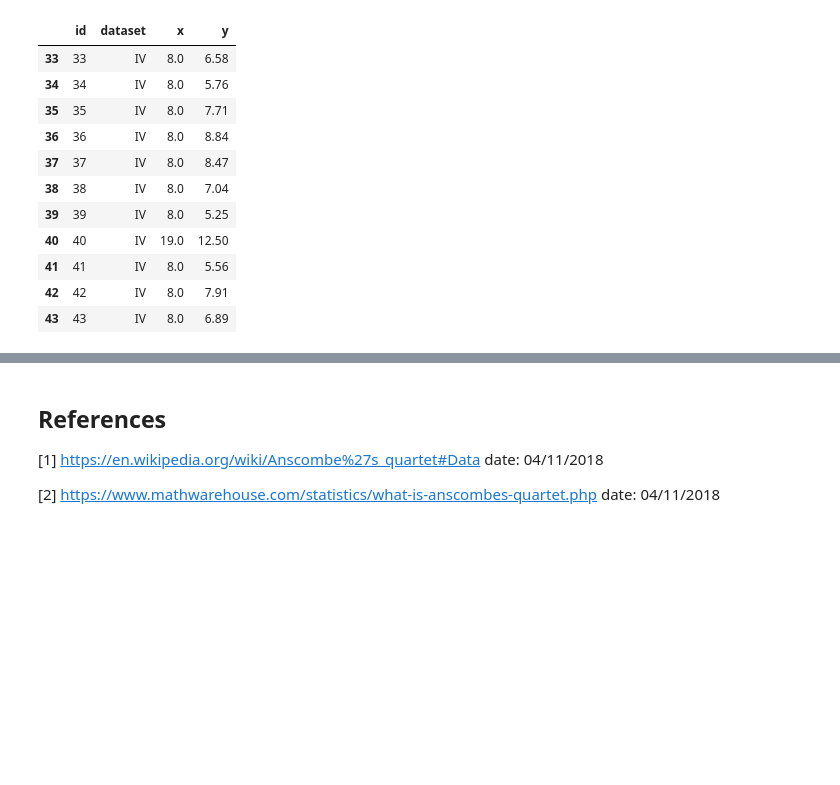
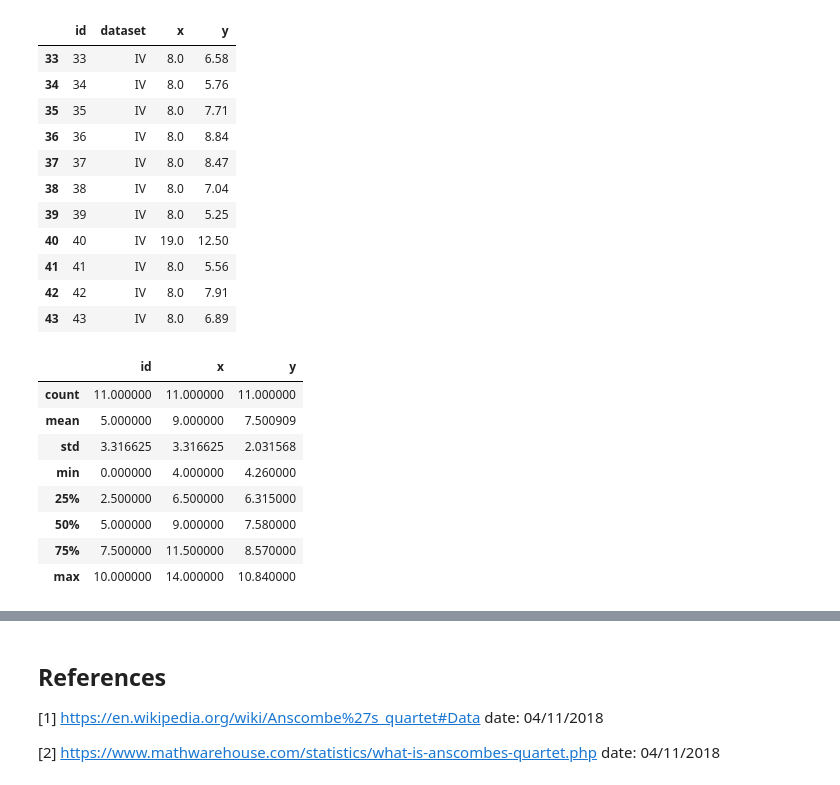
Before and after one commit to emmapatton/anscombes-quartet-dataset, a Jupyter notebook: anscombes-quartet-dataset.ipynb, the cells around one changed output, grey strips where cells are left out. Drawn from its saved outputs; the diff is of its cells as text; code cells hidden in the pictures; blank space fills up the shorter version.

Commit message:
Initial analysis of dataset and extra reading

```diff
--- a/anscombes-quartet-dataset.ipynb
+++ b/anscombes-quartet-dataset.ipynb
@@ -106,3 +106,16 @@ dataset_IV
 | 41 | 41 | IV | 8.0 | 5.56 |
 | 42 | 42 | IV | 8.0 | 7.91 |
 | 43 | 43 | IV | 8.0 | 6.89 |
+# %%
+dataset_I.describe()
+#figure out how to describe x and y values only - DON'T NEED ID COLUMN
+# %% [output]
+|  | id | x | y |
+| count | 11.000000 | 11.000000 | 11.000000 |
+| mean | 5.000000 | 9.000000 | 7.500909 |
+| std | 3.316625 | 3.316625 | 2.031568 |
+| min | 0.000000 | 4.000000 | 4.260000 |
+| 25% | 2.500000 | 6.500000 | 6.315000 |
+| 50% | 5.000000 | 9.000000 | 7.580000 |
+| 75% | 7.500000 | 11.500000 | 8.570000 |
+| max | 10.000000 | 14.000000 | 10.840000 |
```
Also changed, not shown: parts of 4 cells of this notebook.
